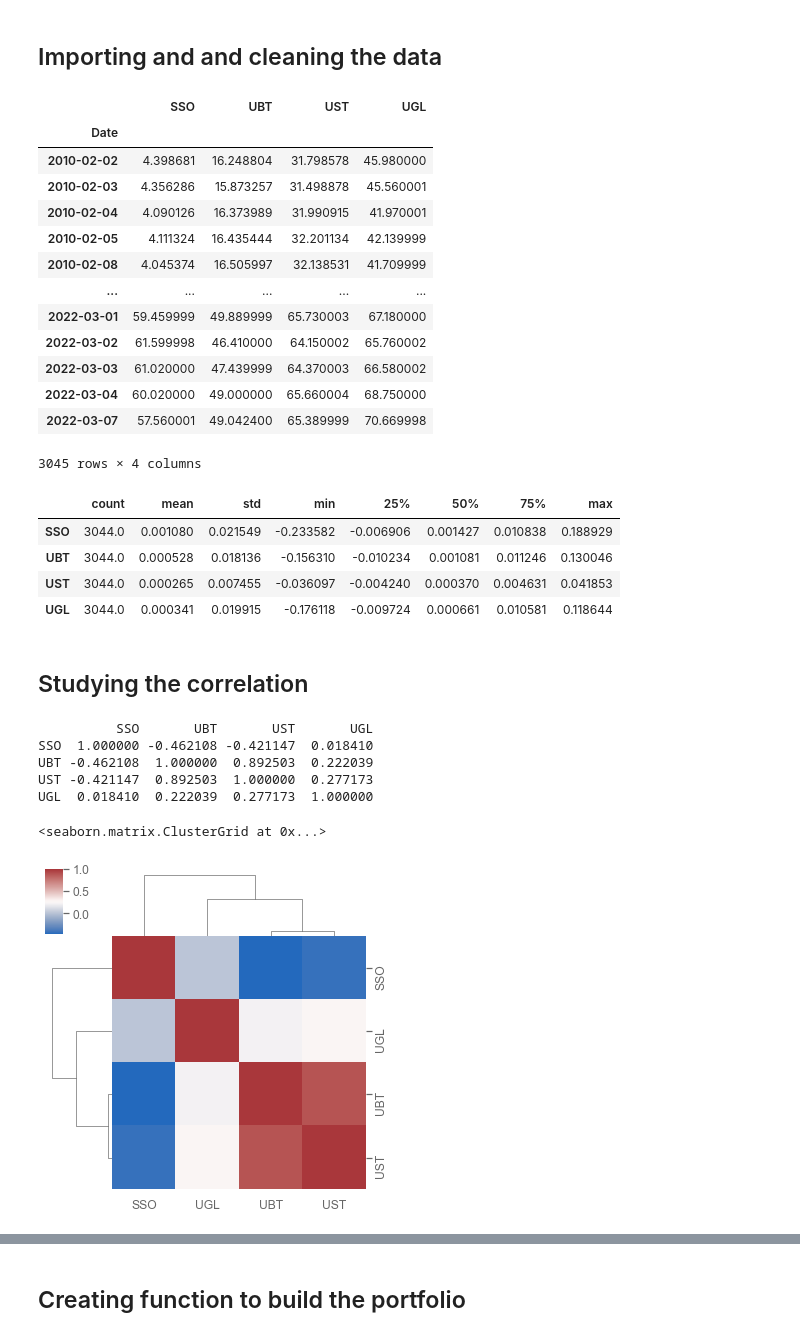
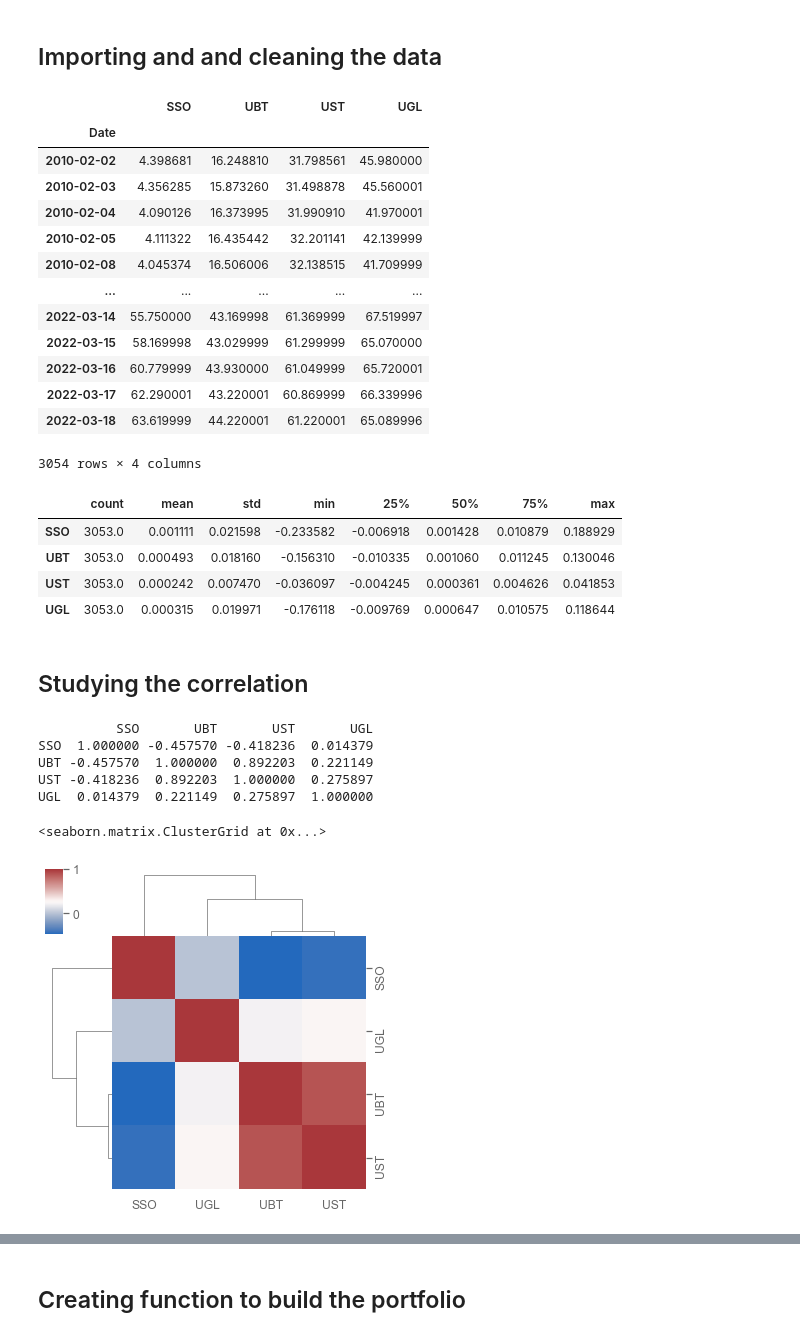
Before and after one commit to zazzooo/AW, a Jupyter notebook: portfolio_behavior.ipynb, the cells around one changed output, grey strips where cells are left out. Cells and saved outputs as stored; diff of their text form; code cells hidden in the pictures.

```diff
--- a/portfolio_behavior.ipynb
+++ b/portfolio_behavior.ipynb
@@ -45,26 +45,26 @@ At the end of the notebook there is a function that compute the integer number o
 # %% [markdown]
 ## Importing and and cleaning the data
 # %%
-data = pd.read_csv('./data/SSO_UBT_UST_UGL__historical_data.csv')
+data = pd.read_csv('./data/SSO_UBT_UST_UGL_historical_data.csv')
 data.dropna(inplace= True)
 data['Date'] = pd.to_datetime(data['Date'])
 data.set_index('Date', inplace = True)
 data
 # %% [output]
 |  | SSO | UBT | UST | UGL |
 | Date |  |  |  |  |
-| 2010-02-02 | 4.398681 | 16.248804 | 31.798578 | 45.980000 |
-| 2010-02-03 | 4.356286 | 15.873257 | 31.498878 | 45.560001 |
-| 2010-02-04 | 4.090126 | 16.373989 | 31.990915 | 41.970001 |
-| 2010-02-05 | 4.111324 | 16.435444 | 32.201134 | 42.139999 |
-| 2010-02-08 | 4.045374 | 16.505997 | 32.138531 | 41.709999 |
+| 2010-02-02 | 4.398681 | 16.248810 | 31.798561 | 45.980000 |
+| 2010-02-03 | 4.356285 | 15.873260 | 31.498878 | 45.560001 |
+| 2010-02-04 | 4.090126 | 16.373995 | 31.990910 | 41.970001 |
+| 2010-02-05 | 4.111322 | 16.435442 | 32.201141 | 42.139999 |
+| 2010-02-08 | 4.045374 | 16.506006 | 32.138515 | 41.709999 |
 | ... | ... | ... | ... | ... |
-| 2022-03-01 | 59.459999 | 49.889999 | 65.730003 | 67.180000 |
-| 2022-03-02 | 61.599998 | 46.410000 | 64.150002 | 65.760002 |
-| 2022-03-03 | 61.020000 | 47.439999 | 64.370003 | 66.580002 |
-| 2022-03-04 | 60.020000 | 49.000000 | 65.660004 | 68.750000 |
-| 2022-03-07 | 57.560001 | 49.042400 | 65.389999 | 70.669998 |
+| 2022-03-14 | 55.750000 | 43.169998 | 61.369999 | 67.519997 |
+| 2022-03-15 | 58.169998 | 43.029999 | 61.299999 | 65.070000 |
+| 2022-03-16 | 60.779999 | 43.930000 | 61.049999 | 65.720001 |
+| 2022-03-17 | 62.290001 | 43.220001 | 60.869999 | 66.339996 |
+| 2022-03-18 | 63.619999 | 44.220001 | 61.220001 | 65.089996 |
-3045 rows × 4 columns
+3054 rows × 4 columns
 # %%
 #qs.plots.snapshot(data['SSO'], title='SSO Performance')
 #qs.plots.snapshot(data['UBT'], title='UBT Performance')
@@ -76,10 +76,10 @@ data_r.dropna(inplace = True)
 data_r.describe().T
 # %% [output]
 |  | count | mean | std | min | 25% | 50% | 75% | max |
-| SSO | 3044.0 | 0.001080 | 0.021549 | -0.233582 | -0.006906 | 0.001427 | 0.010838 | 0.188929 |
-| UBT | 3044.0 | 0.000528 | 0.018136 | -0.156310 | -0.010234 | 0.001081 | 0.011246 | 0.130046 |
-| UST | 3044.0 | 0.000265 | 0.007455 | -0.036097 | -0.004240 | 0.000370 | 0.004631 | 0.041853 |
-| UGL | 3044.0 | 0.000341 | 0.019915 | -0.176118 | -0.009724 | 0.000661 | 0.010581 | 0.118644 |
+| SSO | 3053.0 | 0.001111 | 0.021598 | -0.233582 | -0.006918 | 0.001428 | 0.010879 | 0.188929 |
+| UBT | 3053.0 | 0.000493 | 0.018160 | -0.156310 | -0.010335 | 0.001060 | 0.011245 | 0.130046 |
+| UST | 3053.0 | 0.000242 | 0.007470 | -0.036097 | -0.004245 | 0.000361 | 0.004626 | 0.041853 |
+| UGL | 3053.0 | 0.000315 | 0.019971 | -0.176118 | -0.009769 | 0.000647 | 0.010575 | 0.118644 |
 # %% [markdown]
 ## Studying the correlation
 # %%
@@ -88,12 +88,12 @@ print(corr)
 sns.clustermap(corr, figsize=(5,5), cmap='vlag')
 # %% [output]
           SSO       UBT       UST       UGL
-SSO  1.000000 -0.462108 -0.421147  0.018410
-UBT -0.462108  1.000000  0.892503  0.222039
-UST -0.421147  0.892503  1.000000  0.277173
-UGL  0.018410  0.222039  0.277173  1.000000
+SSO  1.000000 -0.457570 -0.418236  0.014379
+UBT -0.457570  1.000000  0.892203  0.221149
+UST -0.418236  0.892203  1.000000  0.275897
+UGL  0.014379  0.221149  0.275897  1.000000
 <seaborn.matrix.ClusterGrid at 0x...>
-[figure, old version]
+[figure, new version]
 # %%
 display(utl.describe_sr(data_r))
 # %% [output]
```
Also changed, not shown: parts of 4 cells of this notebook, 20 other files.
